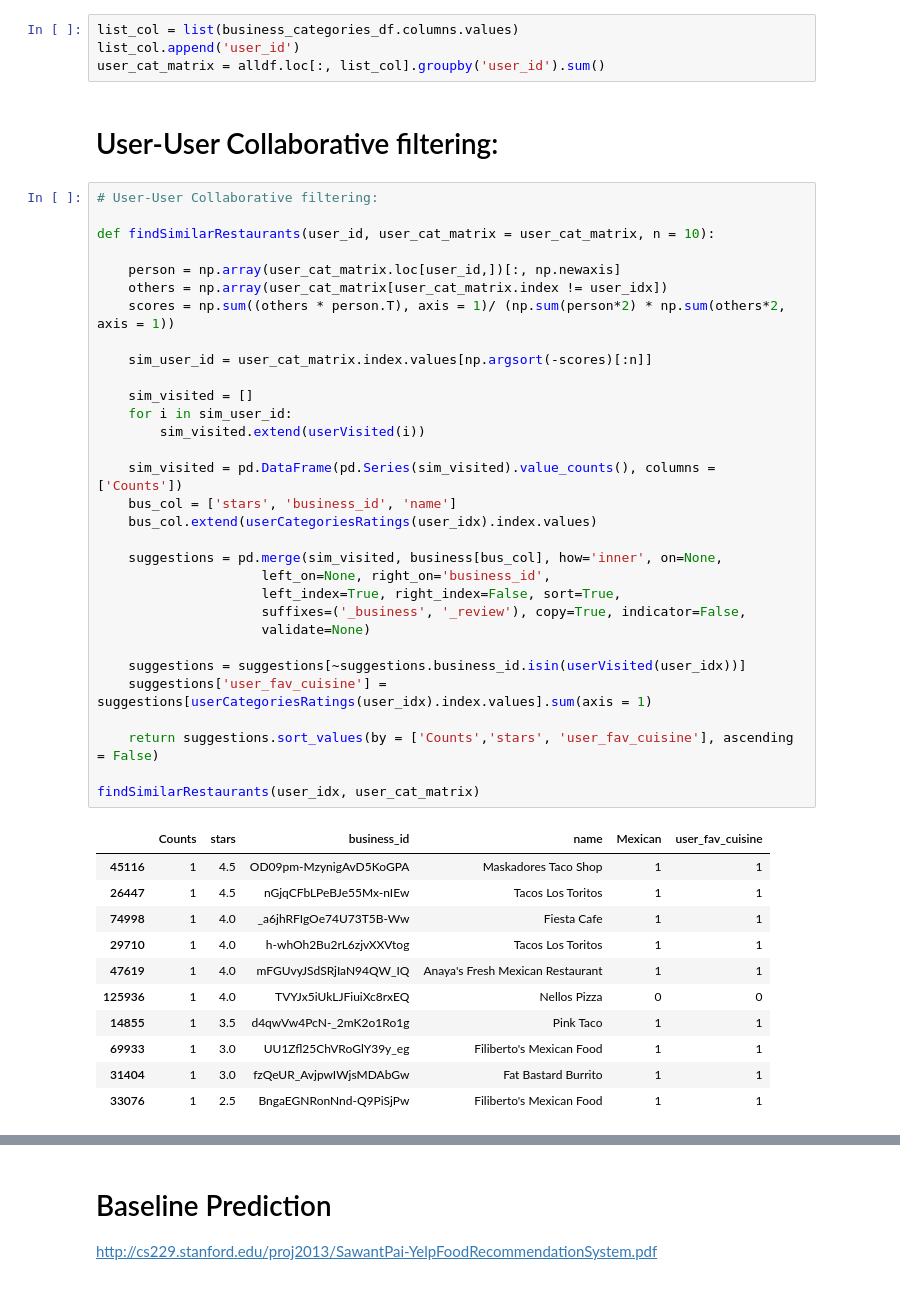
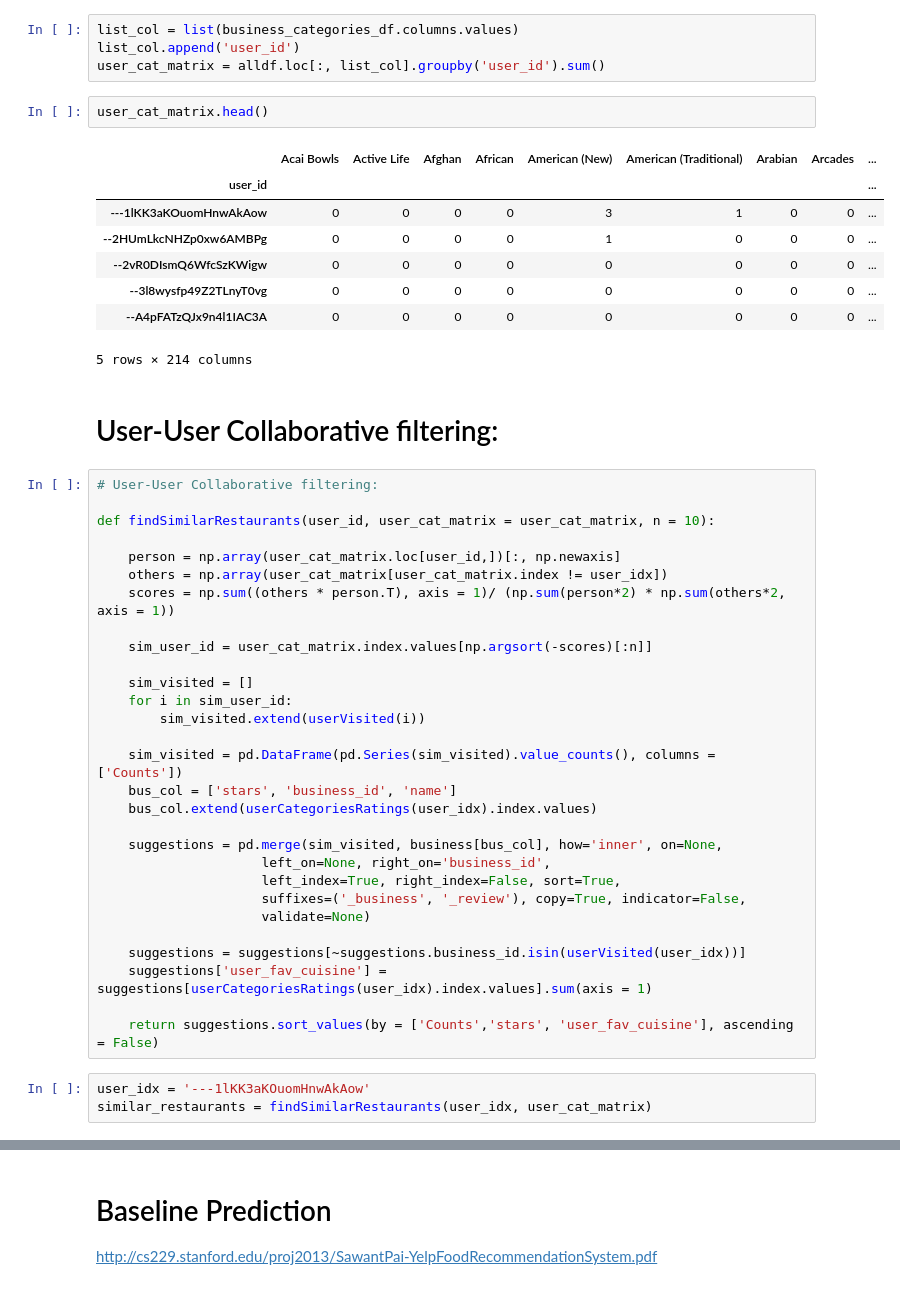
Before and after one commit to saravrajavelu/Yelp-Recommendation, a Jupyter notebook: Yelp.ipynb, the cells around one changed output, grey strips where cells are left out. Drawn from its saved outputs; the diff is of its cells as text.

```diff
--- a/Yelp.ipynb
+++ b/Yelp.ipynb
@@ -367,6 +374,17 @@ array(['Cock-A-Doodle-Doo', 'The Theatre Centre', 'Su-Good',
 list_col = list(business_categories_df.columns.values)
 list_col.append('user_id')
 user_cat_matrix = alldf.loc[:, list_col].groupby('user_id').sum()
+# %%
+user_cat_matrix.head()
+# %% [output]
+|  | Acai Bowls | Active Life | Afghan | African | American (New) | American (Traditional) | Arabian | Arcades | ... |
+| user_id |  |  |  |  |  |  |  |  | ... |
+| ---1lKK3aKOuomHnwAkAow | 0 | 0 | 0 | 0 | 3 | 1 | 0 | 0 | ... |
+| --2HUmLkcNHZp0xw6AMBPg | 0 | 0 | 0 | 0 | 1 | 0 | 0 | 0 | ... |
+| --2vR0DIsmQ6WfcSzKWigw | 0 | 0 | 0 | 0 | 0 | 0 | 0 | 0 | ... |
+| --3l8wysfp49Z2TLnyT0vg | 0 | 0 | 0 | 0 | 0 | 0 | 0 | 0 | ... |
+| --A4pFATzQJx9n4l1IAC3A | 0 | 0 | 0 | 0 | 0 | 0 | 0 | 0 | ... |
+5 rows × 214 columns
 # %% [markdown]
 # User-User Collaborative filtering:
 # %%
@@ -398,17 +416,6 @@ def findSimilarRestaurants(user_id, user_cat_matrix = user_cat_matrix, n = 10):
     suggestions['user_fav_cuisine'] = suggestions[userCategoriesRatings(user_idx).index.values].sum(axis = 1)
 
     return suggestions.sort_values(by = ['Counts','stars', 'user_fav_cuisine'], ascending = False)
-
-findSimilarRestaurants(user_idx, user_cat_matrix)
-# %% [output]
-|  | Counts | stars | business_id | name | Mexican | user_fav_cuisine |
-| 45116 | 1 | 4.5 | OD09pm-MzynigAvD5KoGPA | Maskadores Taco Shop | 1 | 1 |
-| 26447 | 1 | 4.5 | nGjqCFbLPeBJe55Mx-nIEw | Tacos Los Toritos | 1 | 1 |
-| 74998 | 1 | 4.0 | _a6jhRFIgOe74U73T5B-Ww | Fiesta Cafe | 1 | 1 |
-| 29710 | 1 | 4.0 | h-whOh2Bu2rL6zjvXXVtog | Tacos Los Toritos | 1 | 1 |
-| 47619 | 1 | 4.0 | mFGUvyJSdSRjIaN94QW_IQ | Anaya's Fresh Mexican Restaurant | 1 | 1 |
-| 125936 | 1 | 4.0 | TVYJx5iUkLJFiuiXc8rxEQ | Nellos Pizza | 0 | 0 |
-| 14855 | 1 | 3.5 | d4qwVw4PcN-_2mK2o1Ro1g | Pink Taco | 1 | 1 |
-| 69933 | 1 | 3.0 | UU1Zfl25ChVRoGlY39y_eg | Filiberto's Mexican Food | 1 | 1 |
-| 31404 | 1 | 3.0 | fzQeUR_AvjpwIWjsMDAbGw | Fat Bastard Burrito | 1 | 1 |
-| 33076 | 1 | 2.5 | BngaEGNRonNnd-Q9PiSjPw | Filiberto's Mexican Food | 1 | 1 |
+# %%
+user_idx = '---1lKK3aKOuomHnwAkAow'
+similar_restaurants = findSimilarRestaurants(user_idx, user_cat_matrix)
```
Also changed, not shown: parts of 21 cells of this notebook.
